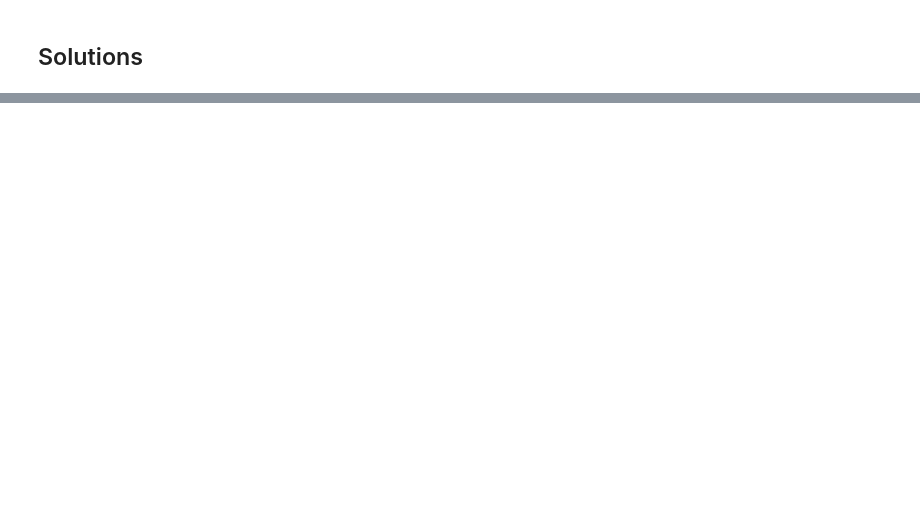
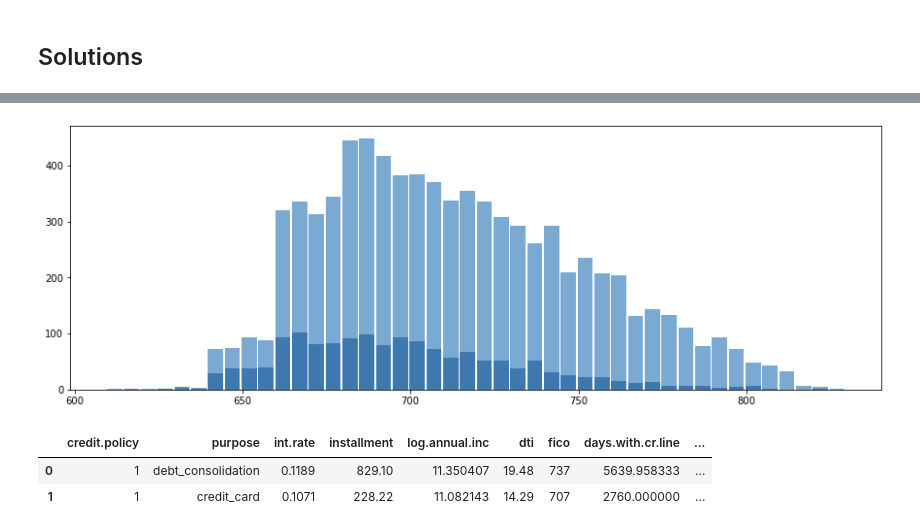
Before and after one commit to SidhST12/DATA_3450_Quiz_2, a Jupyter notebook: quiz_2_1221_start.ipynb, the cells around one changed output, grey strips where cells are left out. Saved outputs shown, nothing was run; the diff lists cells and outputs as text; code cells hidden in the pictures; blank space fills up the shorter version.

```diff
--- a/quiz_2_1221_start.ipynb
+++ b/quiz_2_1221_start.ipynb
@@ -62,3 +62,27 @@ df.head()
 | 4 | 1 | credit_card | 0.1426 | 102.92 | 11.299732 | 14.97 | 667 | 4066.000000 | ... |
 # %% [markdown]
 ### Visualize/Explore Data - If You Want, You Do You
+# %%
+#Create credit-score bucket.
+df["grade"] = " "
+scoreCol = df.columns.get_loc("fico")
+gradeCol = df.columns.get_loc("grade")
+
+for i in range(len(df)) :
+    if df.iloc[i,scoreCol] < 580:
+        #print("Less than 580-"+str(df.iloc[i,scoreCol]))
+        df.iloc[i,gradeCol] = "poor"
+    elif df.iloc[i,scoreCol] < 670:
+        #print("580-670-"+str(df.iloc[i,scoreCol]))
+        df.iloc[i,gradeCol] = "fair"
+    elif df.iloc[i,scoreCol] < 740:
+        #print("670-740-"+str(df.iloc[i,scoreCol]))
+        df.iloc[i,gradeCol] = "good"
+    elif df.iloc[i,scoreCol] < 800:
+        #print("740-800-"+str(df.iloc[i,scoreCol]))
+        df.iloc[i,gradeCol] = "very good"
+    else:
+        #print("800+-"+str(df.iloc[i,scoreCol]))
+        df.iloc[i,gradeCol] = "excellent"
+#print(str(scoreCol)+ " "+ str(gradeCol))
+df.head(25)
@@ -65,2 +120,6 @@ df.head()
 # %% [markdown]
 ## Solutions
+# %%
+#Paid fully
+dfp=df[df["not.fully.paid"]==1]
+dfp.head()
@@ -66,0 +133,4 @@ df.head()
+# %%
+#not paid Fully
+dfn=df[df["not.fully.paid"]==0]
+dfn.head(10)
@@ -66,0 +149,13 @@ df.head()
+# %%
+hist1 = thinkstats2.Hist(dfp["fico"])
+hist2= thinkstats2.Hist(dfn["fico"])
+thinkplot.Hist(hist1)
+thinkplot.Hist(hist2)
+# %% [output]
+[figure, added]
+# %%
+df.head(2)
+# %% [output]
+|  | credit.policy | purpose | int.rate | installment | log.annual.inc | dti | fico | days.with.cr.line | ... |
+| 0 | 1 | debt_consolidation | 0.1189 | 829.10 | 11.350407 | 19.48 | 737 | 5639.958333 | ... |
+| 1 | 1 | credit_card | 0.1071 | 228.22 | 11.082143 | 14.29 | 707 | 2760.000000 | ... |
```
Also changed, not shown: parts of 12 cells of this notebook.
